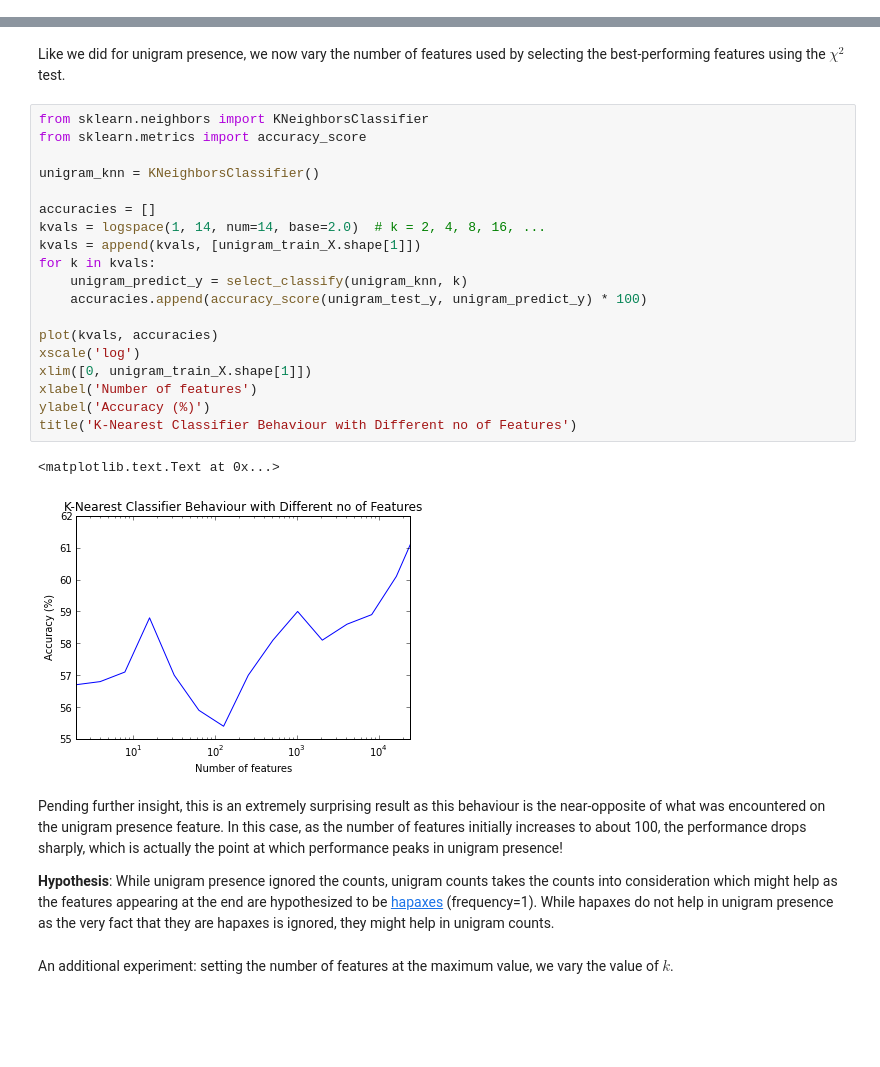
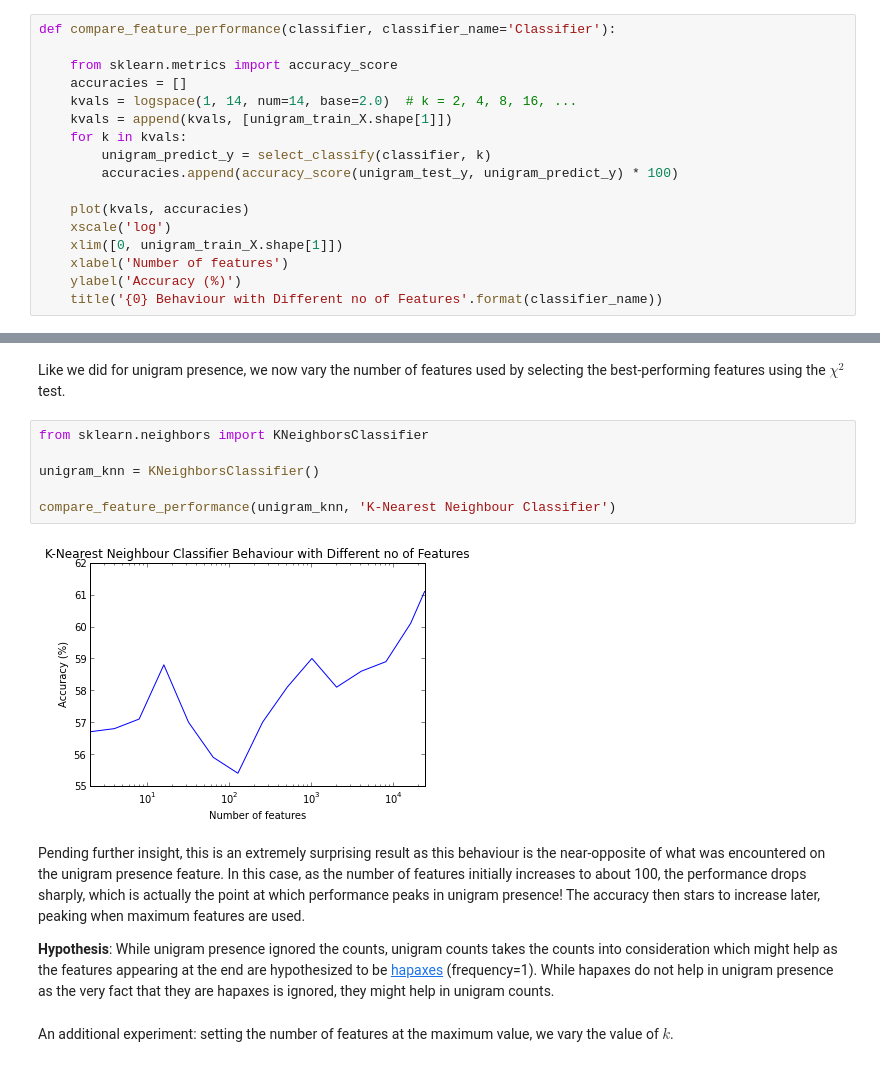
Before and after one commit to DJSagarAhire/Sentiment-Analysis-Comparative-Study, a Jupyter notebook: notebooks/02_Classification-Unigram-Counts.ipynb, the cells around one changed output, grey strips where cells are left out. Drawn from its saved outputs; the diff is of its cells as text; blank space fills up the shorter version.

```diff
--- a/notebooks/02_Classification-Unigram-Counts.ipynb
+++ b/notebooks/02_Classification-Unigram-Counts.ipynb
@@ -131,3 +133,20 @@ def accuracy():
+# %%
+def compare_feature_performance(classifier, classifier_name='Classifier'):
+
+    from sklearn.metrics import accuracy_score
+    accuracies = []
+    kvals = logspace(1, 14, num=14, base=2.0)  # k = 2, 4, 8, 16, ...
+    kvals = append(kvals, [unigram_train_X.shape[1]])
+    for k in kvals:
+        unigram_predict_y = select_classify(classifier, k)
+        accuracies.append(accuracy_score(unigram_test_y, unigram_predict_y) * 100)
+
+    plot(kvals, accuracies)
+    xscale('log')
+    xlim([0, unigram_train_X.shape[1]])
+    xlabel('Number of features')
+    ylabel('Accuracy (%)')
+    title('{0} Behaviour with Different no of Features'.format(classifier_name))
 # %% [markdown]
 ###Classifier 1: K-Nearest Neighbours
 # %% [markdown]
@@ -149,30 +168,16 @@ Accuracy: 61.1%
 avg / total       0.61      0.61      0.61      1000
 # %% [markdown]
 Like we did for unigram presence, we now vary the number of features used by selecting the best-performing features using the $\chi^2$ test.
-# %%
-from sklearn.neighbors import KNeighborsClassifier
-from sklearn.metrics import accuracy_score
-
-unigram_knn = KNeighborsClassifier()
-
-accuracies = []
-kvals = logspace(1, 14, num=14, base=2.0)  # k = 2, 4, 8, 16, ...
-kvals = append(kvals, [unigram_train_X.shape[1]])
-for k in kvals:
-    unigram_predict_y = select_classify(unigram_knn, k)
-    accuracies.append(accuracy_score(unigram_test_y, unigram_predict_y) * 100)
-
-plot(kvals, accuracies)
-xscale('log')
-xlim([0, unigram_train_X.shape[1]])
-xlabel('Number of features')
-ylabel('Accuracy (%)')
-title('K-Nearest Classifier Behaviour with Different no of Features')
-# %% [output]
-<matplotlib.text.Text at 0x...>
-[figure, removed]
+# %%
+from sklearn.neighbors import KNeighborsClassifier
+
+unigram_knn = KNeighborsClassifier()
+
+compare_feature_performance(unigram_knn, 'K-Nearest Neighbour Classifier')
+# %% [output]
+[figure, added]
 # %% [markdown]
-Pending further insight, this is an extremely surprising result as this behaviour is the near-opposite of what was encountered on the unigram presence feature. In this case, as the number of features initially increases to about 100, the performance drops sharply, which is actually the point at which performance peaks in unigram presence!
+Pending further insight, this is an extremely surprising result as this behaviour is the near-opposite of what was encountered on the unigram presence feature. In this case, as the number of features initially increases to about 100, the performance drops sharply, which is actually the point at which performance peaks in unigram presence! The accuracy then stars to increase later, peaking when maximum features are used.
 
 **Hypothesis**: While unigram presence ignored the counts, unigram counts takes the counts into consideration which might help as the features appearing at the end are hypothesized to be [hapaxes](http://en.wikipedia.org/wiki/Hapax_legomenon) (frequency=1). While hapaxes do not help in unigram presence as the very fact that they are hapaxes is ignored, they might help in unigram counts.
 # %% [markdown]
```
Also changed, not shown: parts of 6 cells of this notebook, 1 other file.
